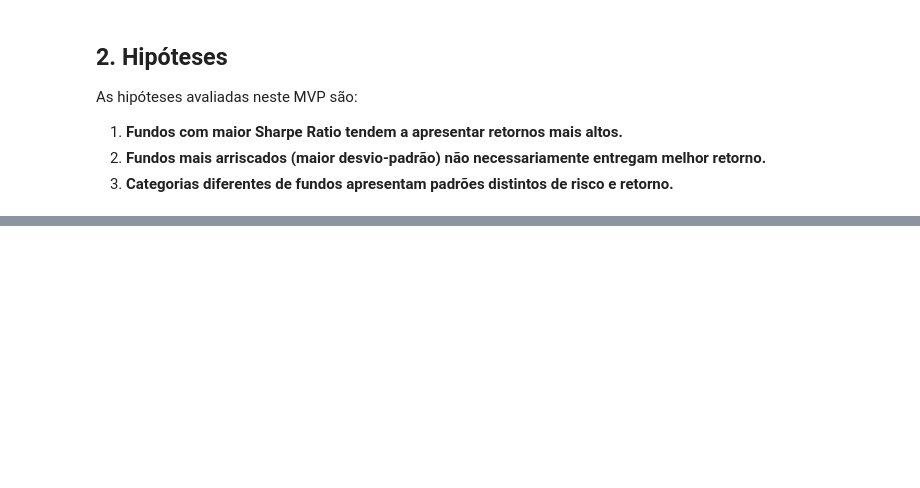
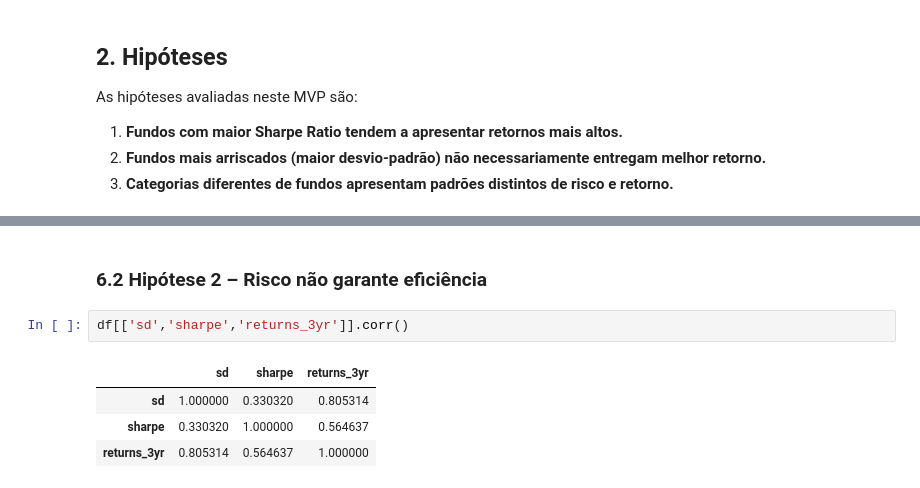
Before and after one commit to pleiteues-code/mvp-fundos-investimento-analise-de-dados-e-boas-praticas, a Jupyter notebook: MVP_Fundos_Investimento_Paulo_Ricardo_Marques_Leite.ipynb, the cells around one changed output, grey strips where cells are left out. Cells and saved outputs as stored; diff of their text form; blank space fills up the shorter version.

```diff
--- a/MVP_Fundos_Investimento_Paulo_Ricardo_Marques_Leite.ipynb
+++ b/MVP_Fundos_Investimento_Paulo_Ricardo_Marques_Leite.ipynb
@@ -208,0 +324,9 @@ O MVP demonstra que métricas de risco e retorno podem ser usadas para orientar
+# %% [markdown]
+### 6.2 Hipótese 2 – Risco não garante eficiência
+# %%
+df[['sd','sharpe','returns_3yr']].corr()
+# %% [output]
+|  | sd | sharpe | returns_3yr |
+| sd | 1.000000 | 0.330320 | 0.805314 |
+| sharpe | 0.330320 | 1.000000 | 0.564637 |
+| returns_3yr | 0.805314 | 0.564637 | 1.000000 |
```
Also changed, not shown: parts of 58 cells of this notebook.
